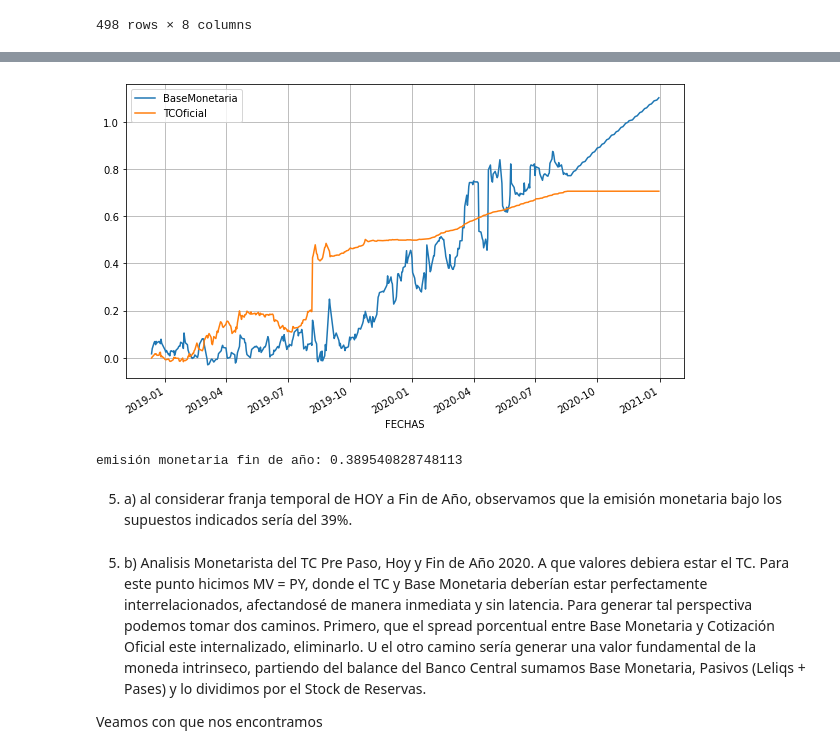
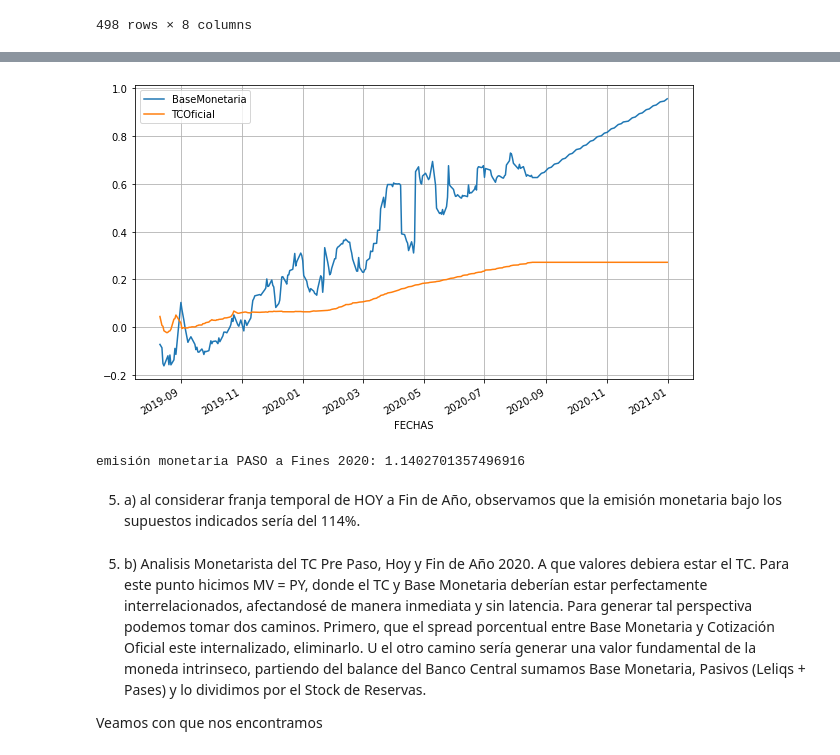
Before and after one commit to lorenzoreyes/Macroeconomic-Analysis, a Jupyter notebook: Debates Macro balance central y tasa de paridad.ipynb, the cells around one changed output, grey strips where cells are left out. Cells and saved outputs as stored; diff of their text form; code cells hidden in the pictures.

```diff
--- a/Debates Macro balance central y tasa de paridad.ipynb
+++ b/Debates Macro balance central y tasa de paridad.ipynb
@@ -108,18 +127,19 @@ Name: BaseMonetaria, Length: 498, dtype: object
 # %%
 reporte = reporte.fillna(method='ffill')
 analisis['TCOficial'] = reporte['TCRes'] #incorporamos Cotización del TC Oficial
-ana = analisis.pct_change(1).cumsum().plot(figsize=(10,6),legend=True) #Graficamos la variación porcentual
+ana = analisis.iloc[161:].pct_change(1).cumsum().plot(figsize=(10,6),legend=True) #Graficamos la variación porcentual
 ana.grid()
 # %% [output]
-[figure, old version]
+[figure, new version]
-# %%
-emision =  (3.13907/2.25907) - 1
-
-print("emisión monetaria fin de año:", emision)
-# %% [output]
-emisión monetaria fin de año: 0.389540828748113
+# %%
+#Emisión Monetaria desde las PASO hasta Fin 2020
+emision =  (3.13907/1.46667) - 1
+
+print("emisión monetaria PASO a Fines 2020:", emision)
+# %% [output]
+emisión monetaria PASO a Fines 2020: 1.1402701357496916
 # %% [markdown]
-5) a) al considerar franja temporal de HOY a Fin de Año, observamos que la emisión monetaria bajo los supuestos indicados sería del 39%.
+5) a) al considerar franja temporal de HOY a Fin de Año, observamos que la emisión monetaria bajo los supuestos indicados sería del 114%.
 # %% [markdown]
 5) b) Analisis Monetarista del TC Pre Paso, Hoy y Fin de Año 2020. A que valores debiera estar el TC.
 Para este punto hicimos MV = PY, donde el TC y Base Monetaria deberían estar perfectamente interrelacionados, afectandosé de manera inmediata y sin latencia.
```
Also changed, not shown: parts of 3 cells of this notebook.
